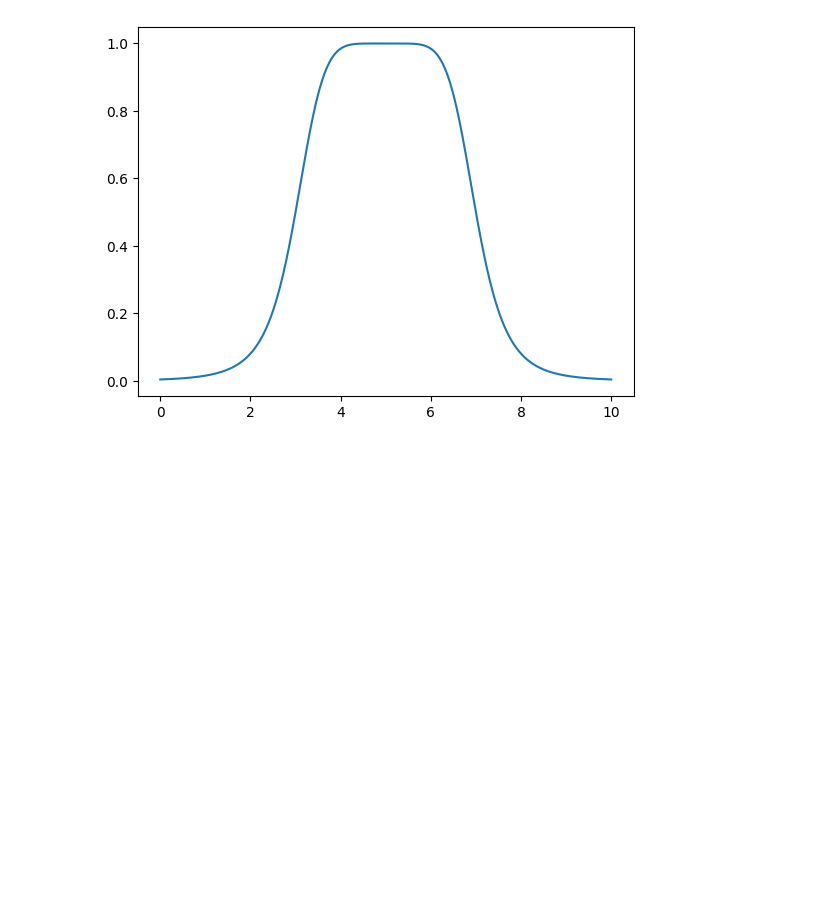
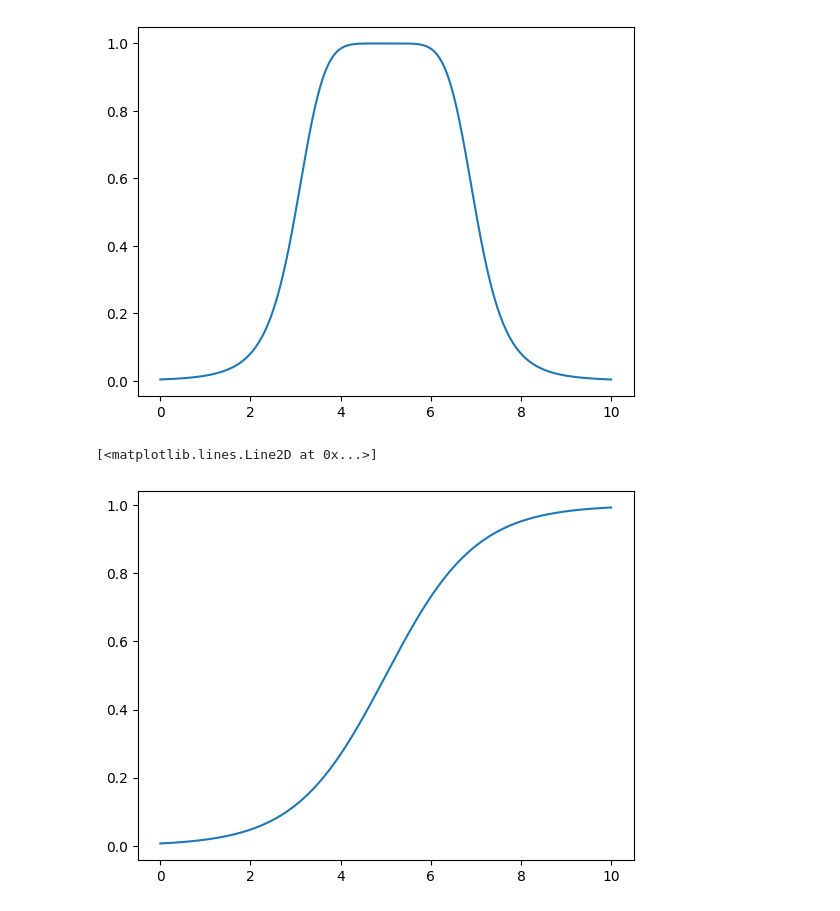
Before and after one commit to AmitavaDatta2004/Soft-Computing, a Jupyter notebook: fuzzy_mf.ipynb, the cells around one changed output. Saved outputs shown, nothing was run; the diff lists cells and outputs as text; code cells hidden in the pictures; blank space fills up the shorter version.

Commit message:
sigmoid

```diff
--- a/fuzzy_mf.ipynb
+++ b/fuzzy_mf.ipynb
@@ -108,7 +108,7 @@ plt.plot(x,result_trap)
 def gauss(x,c,sigma):
     return math.exp(-((x-c)**2)/(2*(sigma**2)))
 # %%
-result_sigma=[]
+result_gauss=[]
 for i in x:
-    result_sigma.append(gauss(i,5,1))
+    result_gauss.append(gauss(i,5,1))
 # %%
@@ -128,3 +128,15 @@ plt.plot(x,result_bell)
 # %% [output]
 [<matplotlib.lines.Line2D at 0x...>]
 [figure]
+# %%
+def sigmoid(x,a,c):
+    return 1/(1+math.exp(-a*(x-c)))
+# %%
+result_sigmoid=[]
+for i in x:
+    result_sigmoid.append(sigmoid(i,1,5))
+# %%
+plt.plot(x,result_sigmoid)
+# %% [output]
+[<matplotlib.lines.Line2D at 0x...>]
+[figure, added]
```
Also changed, not shown: parts of 1 cell of this notebook.
